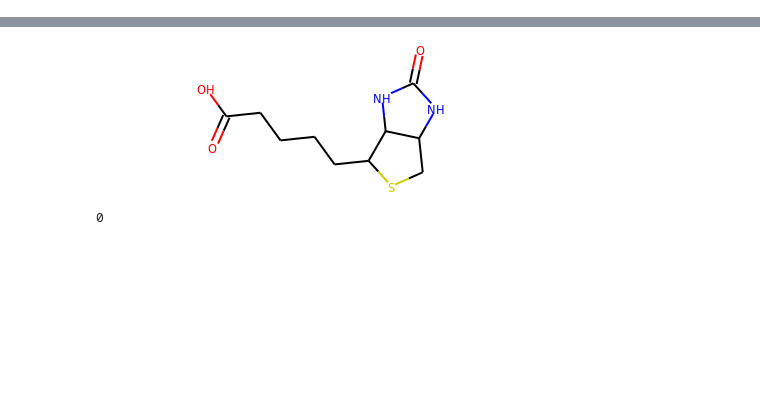
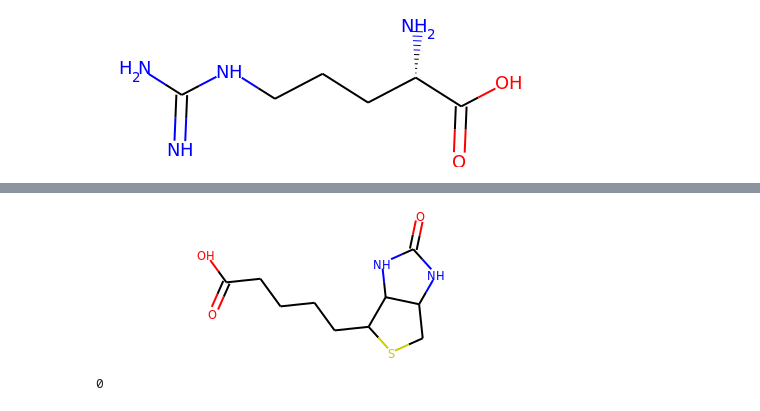
Before and after one commit to FrekMown/personal, a Jupyter notebook: ipynb/chemo.ipynb, the cells around one changed output, grey strips where cells are left out. Saved outputs shown, nothing was run; the diff lists cells and outputs as text; code cells hidden in the pictures; blank space fills up the shorter version.

```diff
--- a/ipynb/chemo.ipynb
+++ b/ipynb/chemo.ipynb
@@ -5,0 +87,4 @@ from rdkit.Chem import AllChem
+# %%
+mols["arg__L"]
+# %% [output]
+[figure, added]
```
Also changed, not shown: parts of 18 cells of this notebook, 18 other files.
